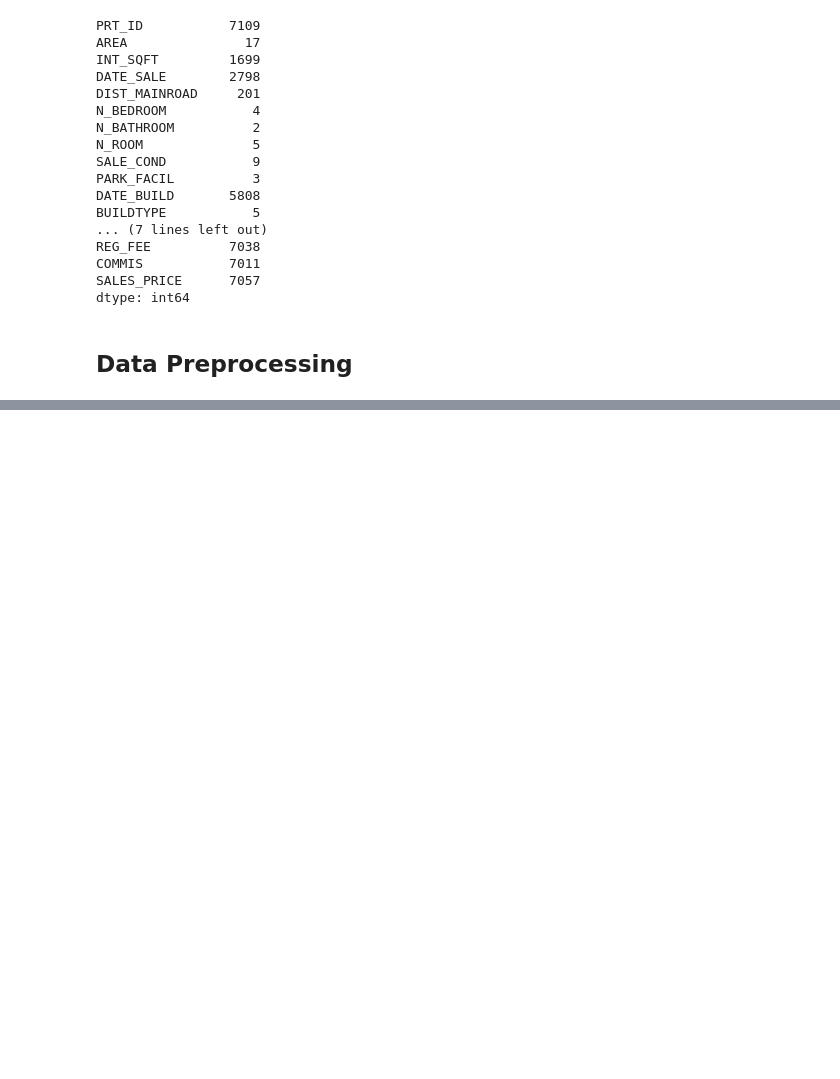
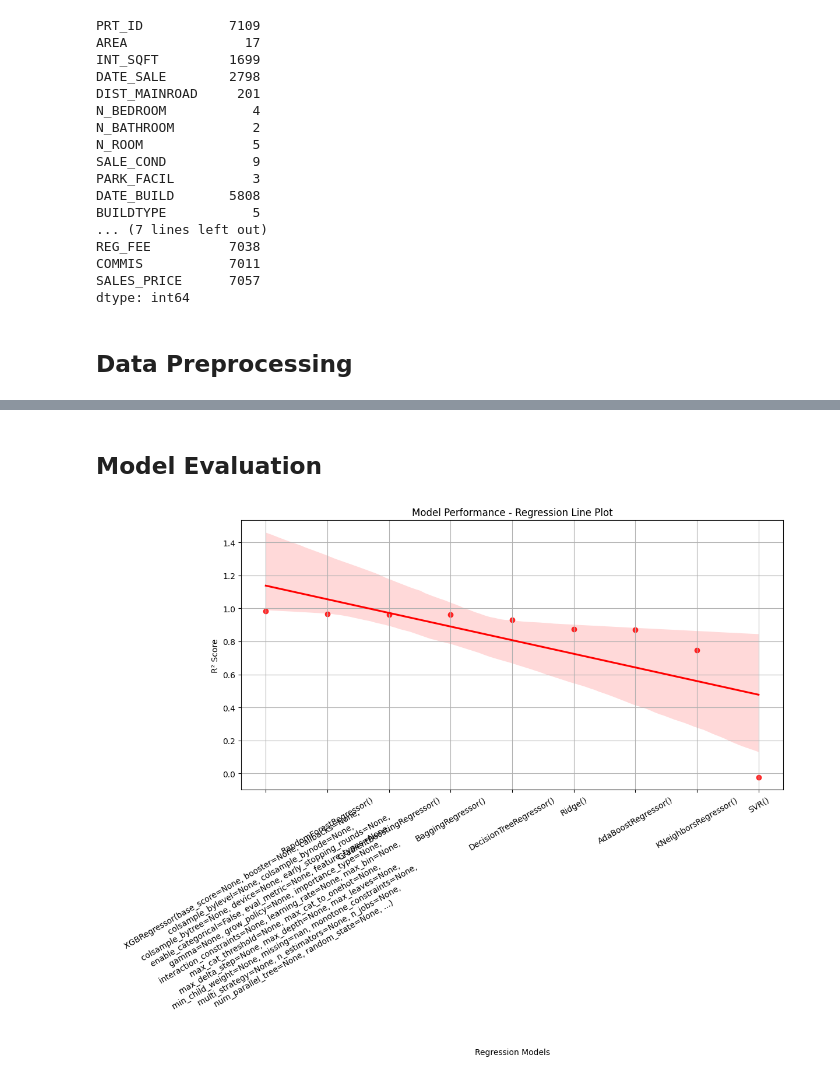
Before and after one commit to BhaveshBhakta/Chennai-Houses-Sales-Prediction-Using-ML, a Jupyter notebook: chennai.ipynb, the cells around one changed output, grey strips where cells are left out. Cells and saved outputs as stored; diff of their text form; code cells hidden in the pictures; blank space fills up the shorter version.

Commit message:
added evaluation graph

```diff
--- a/chennai.ipynb
+++ b/chennai.ipynb
@@ -221,2 +221,29 @@ Score
  -0.024501011013042584,
  0.7466841448777356]
+# %% [markdown]
+## Model Evaluation
+# %%
+model_li = [Ride_reg, XGBoost, Random_forest, Ada_boost, Grad_boost, Bagging, Decision_tree, Svr, Knn]
+
+Score = []
+for model in model_li:
+    model.fit(X_train, y_train)
+    Score.append(r2_score(y_test, model.predict(X_test)))
+
+df_scores = pd.DataFrame({'Model': model_li, 'R2 Score': Score})
+df_scores = df_scores.sort_values(by='R2 Score', ascending=False)
+
+# Regression line
+
+plt.figure(figsize=(12, 6))
+sns.regplot(x=list(range(len(df_scores))), y=df_scores['R2 Score'],
+            scatter=True, marker="o", fit_reg=True, color="red")
+
+plt.xticks(range(len(df_scores)), df_scores['Model'], rotation=30)
+plt.xlabel("Regression Models")
+plt.ylabel("R² Score")
+plt.title("Model Performance - Regression Line Plot")
+plt.grid(True)
+plt.show()
+# %% [output]
+[figure, added]
```
Also changed, not shown: parts of 2 cells of this notebook.
